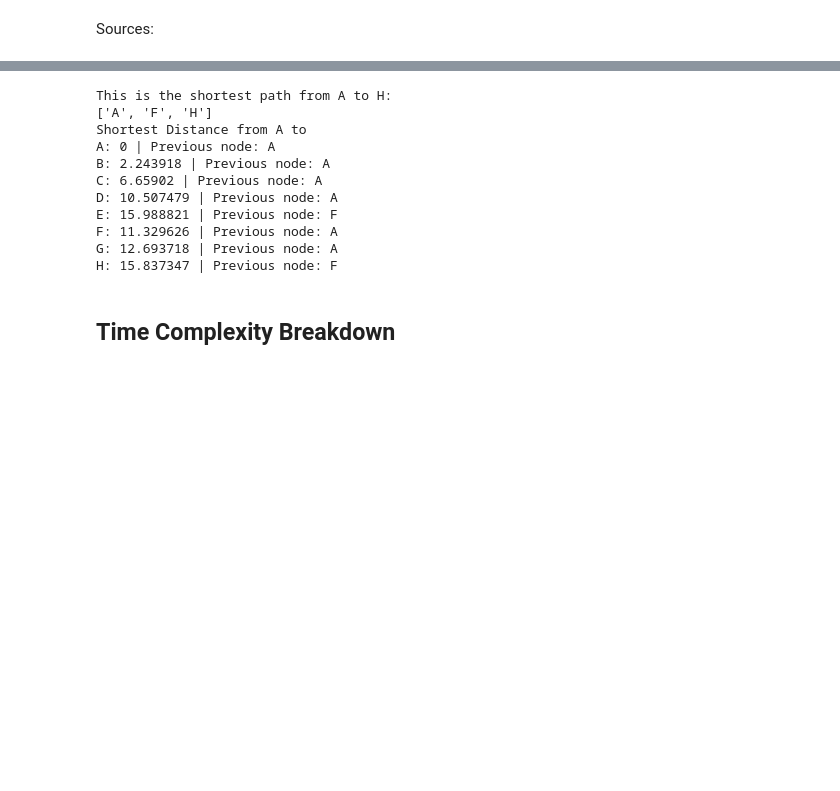
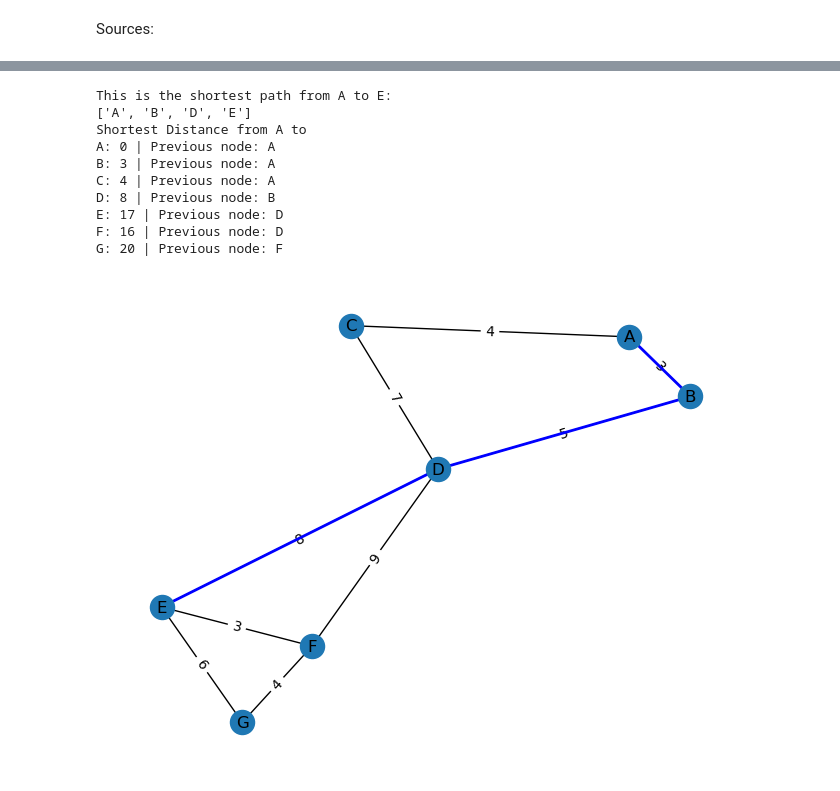
Before and after one commit to crane919/shortest-path, a Jupyter notebook: BellmanFord.ipynb, the cells around one changed output, grey strips where cells are left out. Cells and saved outputs as stored; diff of their text form; code cells hidden in the pictures; blank space fills up the shorter version.

```diff
--- a/BellmanFord.ipynb
+++ b/BellmanFord.ipynb
@@ -103,21 +109,44 @@ def path(distances, start, target):
     return path
 
 distances_from_a = BellmanFord(euclidean_graph, a)
-print(path(distances_from_a, a, h))
+path_from_a_to_g = path(distances_from_a, a, e)
+print(path_from_a_to_g)
+
 print("Shortest Distance from A to")
 for key, value in distances_from_a.items():
   print(f"{key.name}: {value[0]} | Previous node: {value[1].name}")
 # %% [output]
-This is the shortest path from A to H:
-['A', 'F', 'H']
+This is the shortest path from A to E:
+['A', 'B', 'D', 'E']
 Shortest Distance from A to
 A: 0 | Previous node: A
-B: 2.243918 | Previous node: A
-C: 6.65902 | Previous node: A
-D: 10.507479 | Previous node: A
-E: 15.988821 | Previous node: F
-F: 11.329626 | Previous node: A
-G: 12.693718 | Previous node: A
-H: 15.837347 | Previous node: F
+B: 3 | Previous node: A
+C: 4 | Previous node: A
+D: 8 | Previous node: B
+E: 17 | Previous node: D
+F: 16 | Previous node: D
+G: 20 | Previous node: F
-# %% [markdown]
-## Time Complexity Breakdown
+# %%
+def create_edge_dict(graph):
+  """
+    Converts a graph into a dictionary for edge visualization.
+
+    Parameters:
+        graph (dict): A dictionary representing the graph.
+
+    Returns:
+        dict: A dictionary where keys are tuples (start_vertex_name, end_vertex_name) and values are edge weights.
+  """
+  edge_dict = {}
+  for key, connections in graph.items():
+    for conn in connections:
+        edge_dict[(key.name, conn[0].name)] = conn[1]
+
+  return edge_dict
+
+# Visualization of the graph
+graph_edge_dict = create_edge_dict(euclidean_graph)
+print()
+visualize_graph(graph_edge_dict, path_from_a_to_g)
+# %% [output]
+[figure, added]
```
Also changed, not shown: parts of 6 cells of this notebook, 1 other file.
